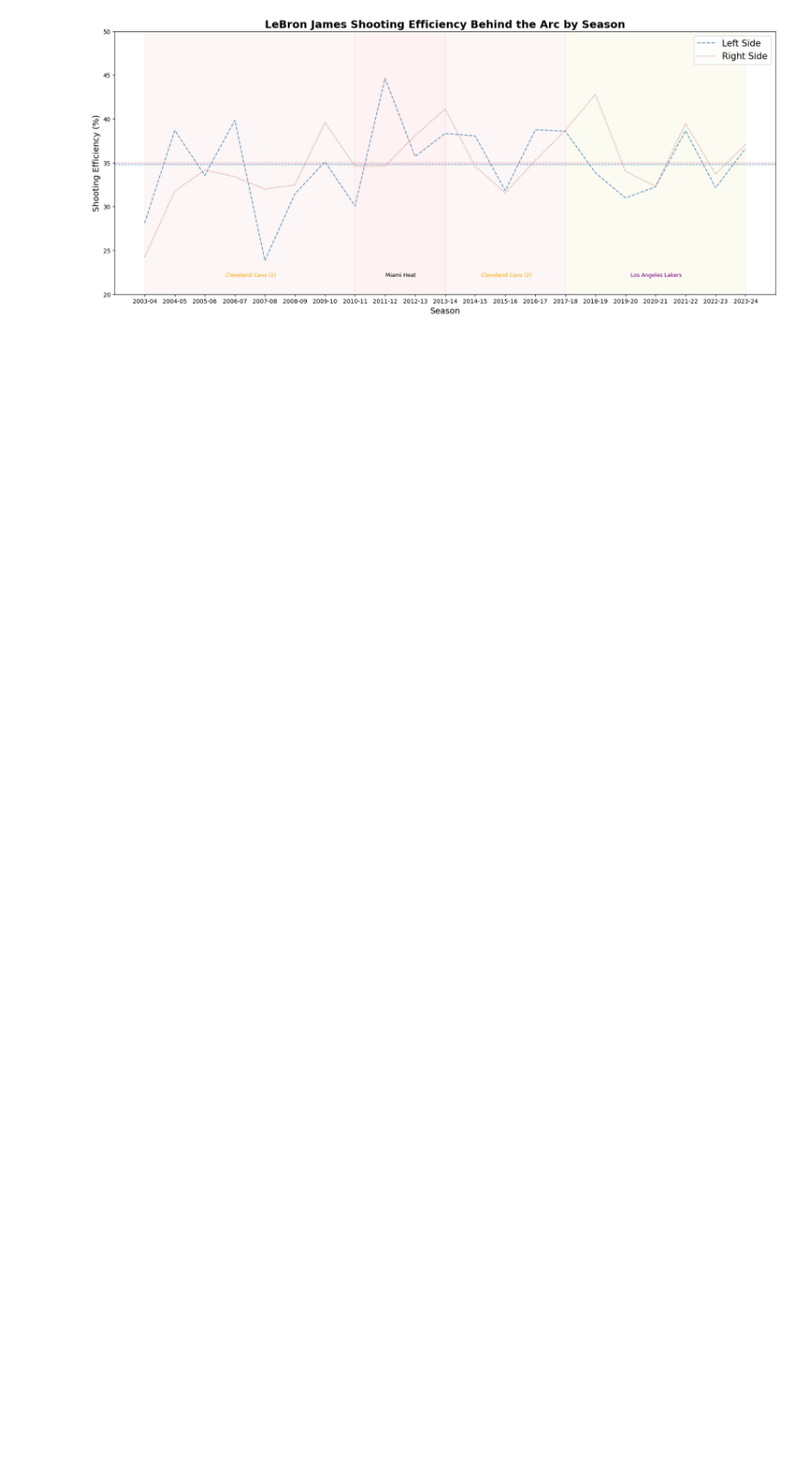
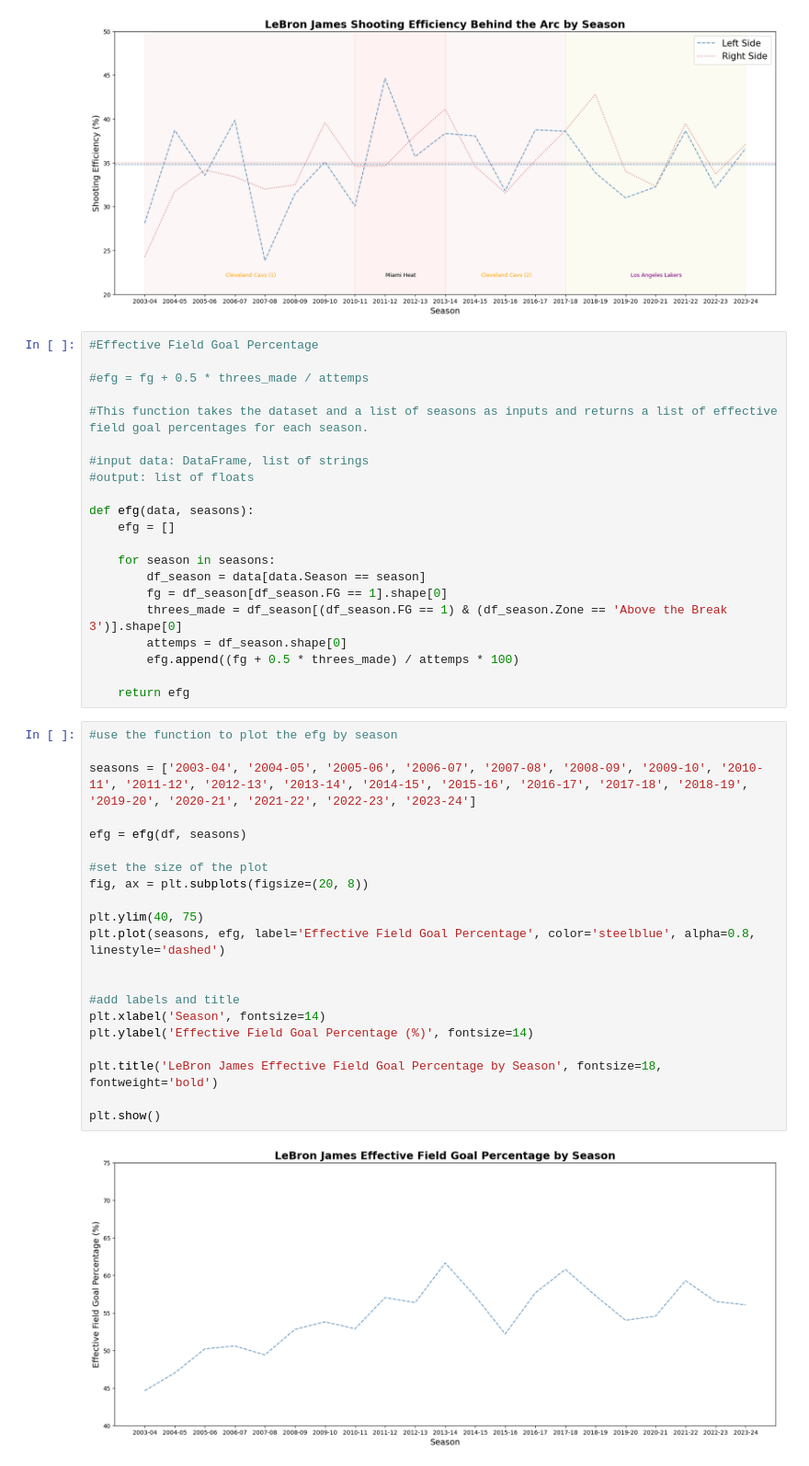
Before and after one commit to francescobortuzzo/DataScienceProject, a Jupyter notebook: creazione_plot/plot.ipynb, the cells around one changed output. Shown at 92% size. Saved outputs shown, nothing was run; the diff lists cells and outputs as text; blank space fills up the shorter version.

```diff
--- a/creazione_plot/plot.ipynb
+++ b/creazione_plot/plot.ipynb
@@ -1302,3 +1302,47 @@ plt.legend( loc='upper right', fontsize=15)
 plt.show()
 # %% [output]
 [figure]
+# %%
+#Effective Field Goal Percentage
+
+#efg = fg + 0.5 * threes_made / attemps
+
+#This function takes the dataset and a list of seasons as inputs and returns a list of effective field goal percentages for each season.
+
+#input data: DataFrame, list of strings
+#output: list of floats
+
+def efg(data, seasons):
+    efg = []
+
+    for season in seasons:
+        df_season = data[data.Season == season]
+        fg = df_season[df_season.FG == 1].shape[0]
+        threes_made = df_season[(df_season.FG == 1) & (df_season.Zone == 'Above the Break 3')].shape[0]
+        attemps = df_season.shape[0]
+        efg.append((fg + 0.5 * threes_made) / attemps * 100)
+
+    return efg
+# %%
+#use the function to plot the efg by season
+
+seasons = ['2003-04', '2004-05', '2005-06', '2006-07', '2007-08', '2008-09', '2009-10', '2010-11', '2011-12', '2012-13', '2013-14', '2014-15', '2015-16', '2016-17', '2017-18', '2018-19', '2019-20', '2020-21', '2021-22', '2022-23', '2023-24']
+
+efg = efg(df, seasons)
+
+#set the size of the plot
+fig, ax = plt.subplots(figsize=(20, 8))
+
+plt.ylim(40, 75)
+plt.plot(seasons, efg, label='Effective Field Goal Percentage', color='steelblue', alpha=0.8, linestyle='dashed')
+
+
+#add labels and title
+plt.xlabel('Season', fontsize=14)
+plt.ylabel('Effective Field Goal Percentage (%)', fontsize=14)
+
+plt.title('LeBron James Effective Field Goal Percentage by Season', fontsize=18, fontweight='bold')
+
+plt.show()
+# %% [output]
+[figure, added]
```
